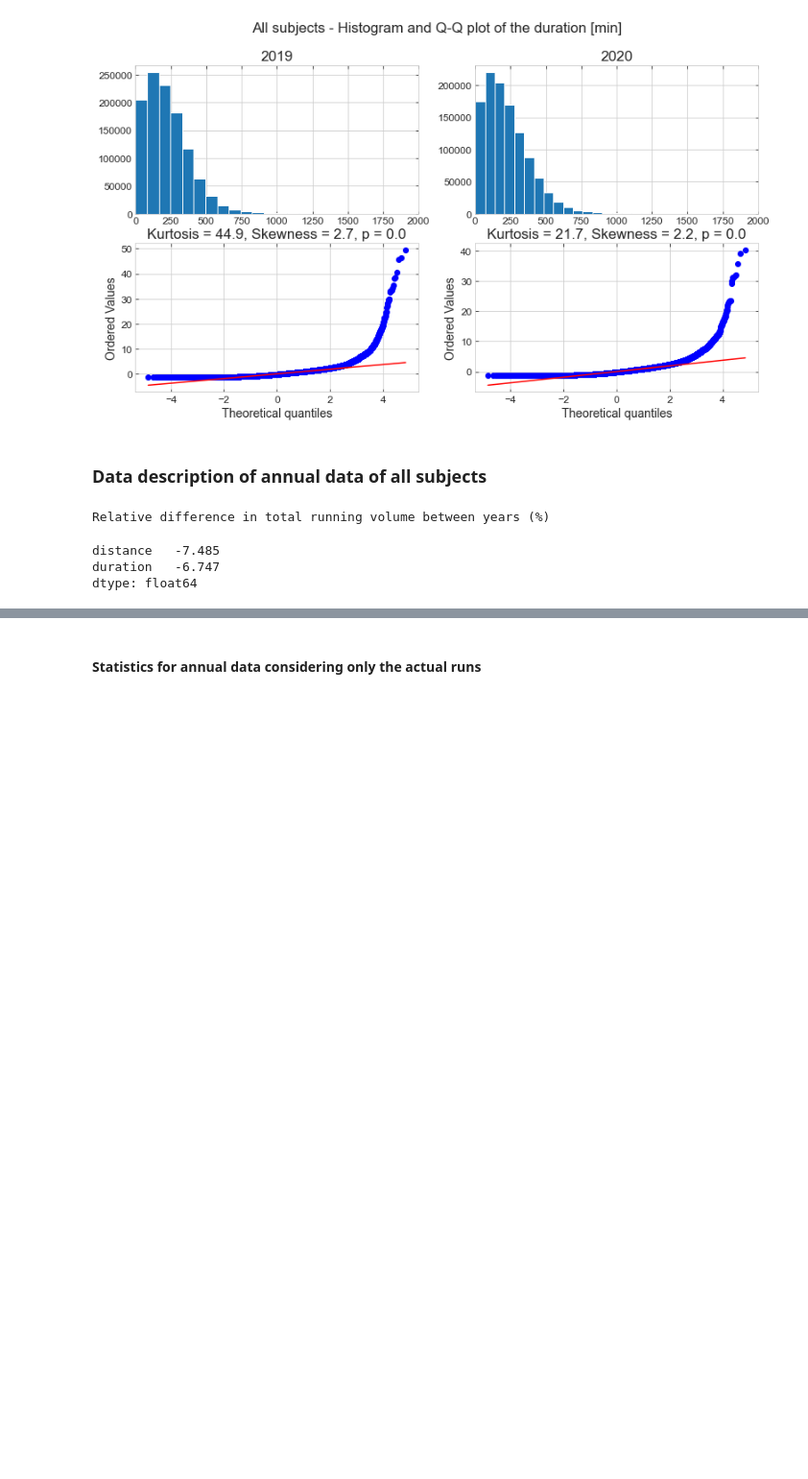
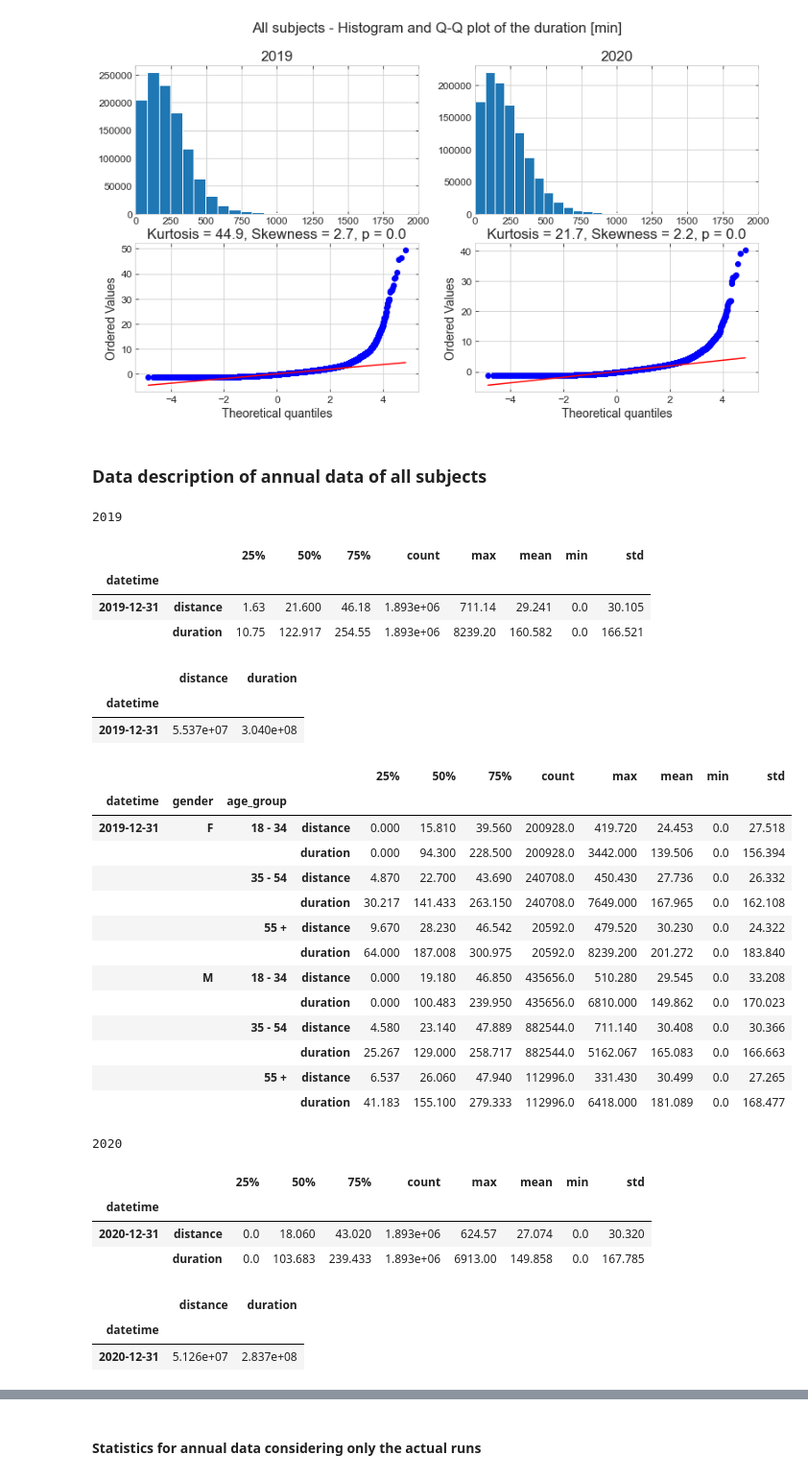
Before and after one commit to BMClab/covid19, a Jupyter notebook: analysis/run_2019_2020.ipynb, the cells around one changed output, grey strips where cells are left out. Shown at 96% size. Cells and saved outputs as stored; diff of their text form; code cells hidden in the pictures; blank space fills up the shorter version.

```diff
--- a/analysis/run_2019_2020.ipynb
+++ b/analysis/run_2019_2020.ipynb
@@ -596,16 +631,6 @@ plt.show()
 [figure]
 # %% [markdown]
 ### Data description of annual data of all subjects
-# %%
-print('Relative difference in total running volume between years (%)')
-100 * (dfs['2020', 'd'][['distance', 'duration']].sum(axis=0) -
-       dfs['2019', 'd'][['distance', 'duration']].sum(axis=0)) / \
-       dfs['2019', 'd'][['distance', 'duration']].sum(axis=0)
-# %% [output]
-Relative difference in total running volume between years (%)
-distance   -7.485
-duration   -6.747
-dtype: float64
 # %%
 # Statistics for annual data
 dfs_stat = dict()
@@ -628,9 +653,42 @@ for y in years:
 # %%
 grouper = pd.Grouper(axis=0, freq='y', sort=True)
 for year in years:
     print(year)
     display(dfs[year, freq][['distance', 'duration']
                            ].groupby(grouper).describe().stack(level=0))
+    display(dfs[year, freq][['distance', 'duration']
+                           ].groupby(grouper).sum())
     display(dfs[year, freq][['gender', 'age_group', 'distance', 'duration']
                            ].groupby([grouper, 'gender', 'age_group']
                                     ).describe().stack(level=0))
+# %% [output]
+2019
+|  |  | 25% | 50% | 75% | count | max | mean | min | std |
+| datetime |  |  |  |  |  |  |  |  |  |
+| 2019-12-31 | distance | 1.63 | 21.600 | 46.18 | 1.893e+06 | 711.14 | 29.241 | 0.0 | 30.105 |
+|  | duration | 10.75 | 122.917 | 254.55 | 1.893e+06 | 8239.20 | 160.582 | 0.0 | 166.521 |
+|  | distance | duration |
+| datetime |  |  |
+| 2019-12-31 | 5.537e+07 | 3.040e+08 |
+|  |  |  |  | 25% | 50% | 75% | count | max | mean | min | std |
+| datetime | gender | age_group |  |  |  |  |  |  |  |  |  |
+| 2019-12-31 | F | 18 - 34 | distance | 0.000 | 15.810 | 39.560 | 200928.0 | 419.720 | 24.453 | 0.0 | 27.518 |
+|  |  |  | duration | 0.000 | 94.300 | 228.500 | 200928.0 | 3442.000 | 139.506 | 0.0 | 156.394 |
+|  |  | 35 - 54 | distance | 4.870 | 22.700 | 43.690 | 240708.0 | 450.430 | 27.736 | 0.0 | 26.332 |
+|  |  |  | duration | 30.217 | 141.433 | 263.150 | 240708.0 | 7649.000 | 167.965 | 0.0 | 162.108 |
+|  |  | 55 + | distance | 9.670 | 28.230 | 46.542 | 20592.0 | 479.520 | 30.230 | 0.0 | 24.322 |
+|  |  |  | duration | 64.000 | 187.008 | 300.975 | 20592.0 | 8239.200 | 201.272 | 0.0 | 183.840 |
+|  | M | 18 - 34 | distance | 0.000 | 19.180 | 46.850 | 435656.0 | 510.280 | 29.545 | 0.0 | 33.208 |
+|  |  |  | duration | 0.000 | 100.483 | 239.950 | 435656.0 | 6810.000 | 149.862 | 0.0 | 170.023 |
+|  |  | 35 - 54 | distance | 4.580 | 23.140 | 47.889 | 882544.0 | 711.140 | 30.408 | 0.0 | 30.366 |
+|  |  |  | duration | 25.267 | 129.000 | 258.717 | 882544.0 | 5162.067 | 165.083 | 0.0 | 166.663 |
+|  |  | 55 + | distance | 6.537 | 26.060 | 47.940 | 112996.0 | 331.430 | 30.499 | 0.0 | 27.265 |
+|  |  |  | duration | 41.183 | 155.100 | 279.333 | 112996.0 | 6418.000 | 181.089 | 0.0 | 168.477 |
+2020
+|  |  | 25% | 50% | 75% | count | max | mean | min | std |
+| datetime |  |  |  |  |  |  |  |  |  |
+| 2020-12-31 | distance | 0.0 | 18.060 | 43.020 | 1.893e+06 | 624.57 | 27.074 | 0.0 | 30.320 |
+|  | duration | 0.0 | 103.683 | 239.433 | 1.893e+06 | 6913.00 | 149.858 | 0.0 | 167.785 |
+|  | distance | duration |
+| datetime |  |  |
+| 2020-12-31 | 5.126e+07 | 2.837e+08 |
```
Also changed, not shown: parts of 25 cells of this notebook, 1 other file.
